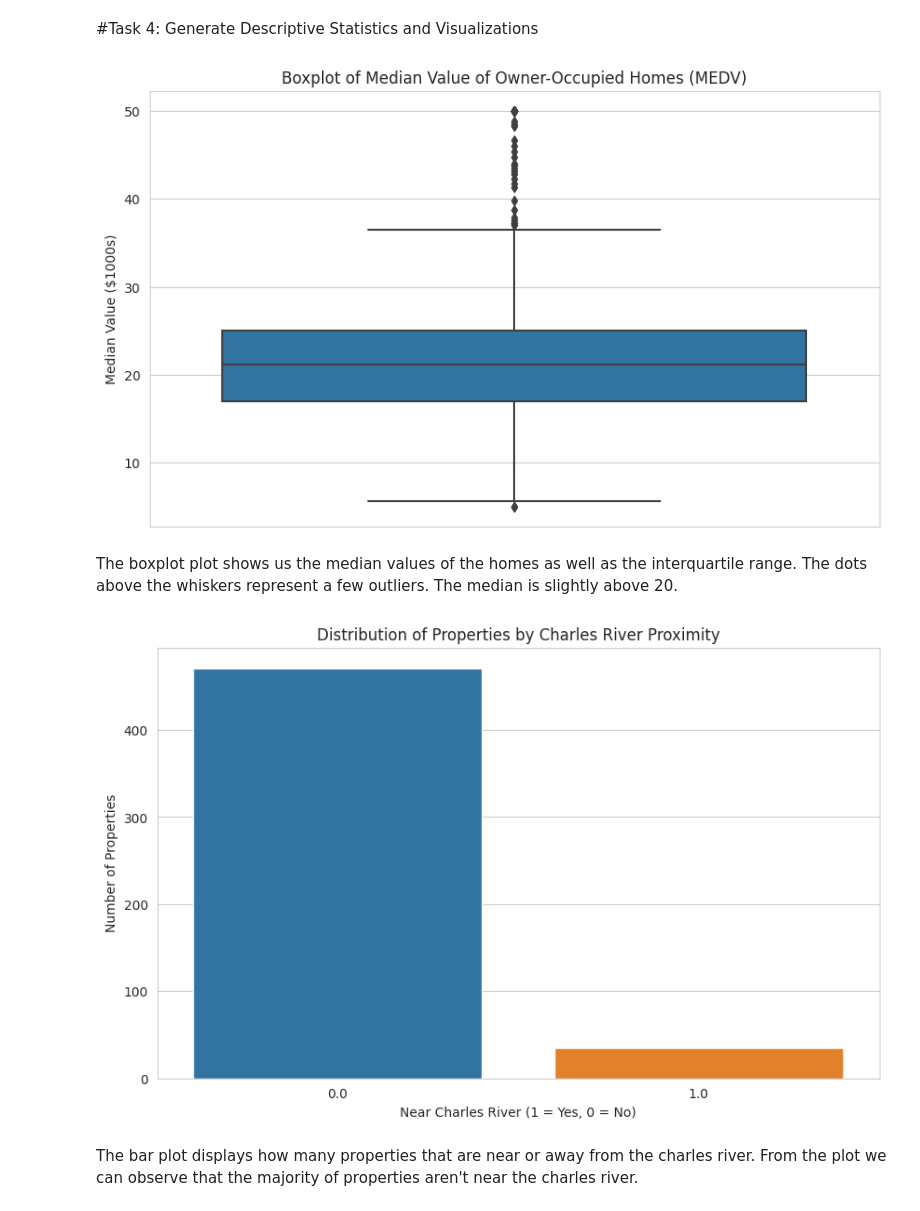
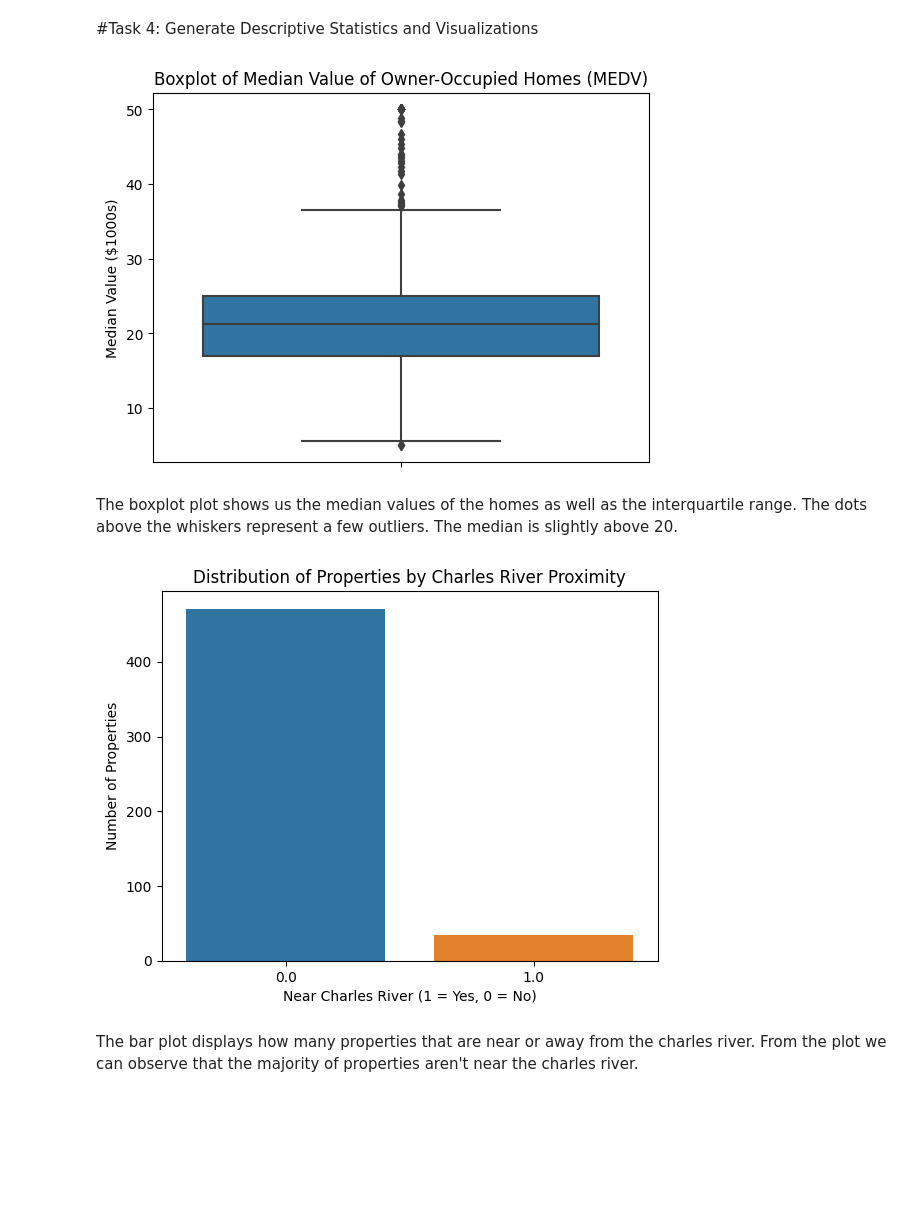
Before and after one commit to ahsansaleem/github-final-project, a Jupyter notebook: Project_Case_Boston_Housing.ipynb, the cells around one changed output. Cells and saved outputs as stored; diff of their text form; code cells hidden in the pictures; blank space fills up the shorter version.

```diff
--- a/Project_Case_Boston_Housing.ipynb
+++ b/Project_Case_Boston_Housing.ipynb
@@ -12,30 +12,27 @@ boston_df=pd.read_csv(boston_url)
 # %%
 import matplotlib.pyplot as plt
 import seaborn as sns
-
-# Setting the style for seaborn plots
-sns.set_style("whitegrid")
 # %%
 #For the "Median value of owner-occupied homes" provide a boxplot
-plt.figure(figsize=(10, 6))
+plt.figure()
 sns.boxplot(y=boston_df["MEDV"])
 plt.title("Boxplot of Median Value of Owner-Occupied Homes (MEDV)")
 plt.ylabel("Median Value ($1000s)")
 plt.show()
 # %% [output]
-[figure, old version]
+[figure, new version]
 # %% [markdown]
 The boxplot plot shows us the median values of the homes as well as the interquartile range. The dots above the whiskers represent a few outliers. The median is slightly above 20.
 # %%
 #Provide a  bar plot for the Charles river variable
-plt.figure(figsize=(10, 6))
+plt.figure()
 sns.countplot(x=boston_df["CHAS"])
 plt.title("Distribution of Properties by Charles River Proximity")
 plt.xlabel("Near Charles River (1 = Yes, 0 = No)")
 plt.ylabel("Number of Properties")
 plt.show()
 # %% [output]
-[figure, old version]
+[figure, new version]
 # %% [markdown]
 The bar plot displays how many properties that are near or away from the charles river. From the plot we can observe that the majority of properties aren't near the charles river.
 # %%
```
Also changed, not shown: parts of 6 cells of this notebook.
